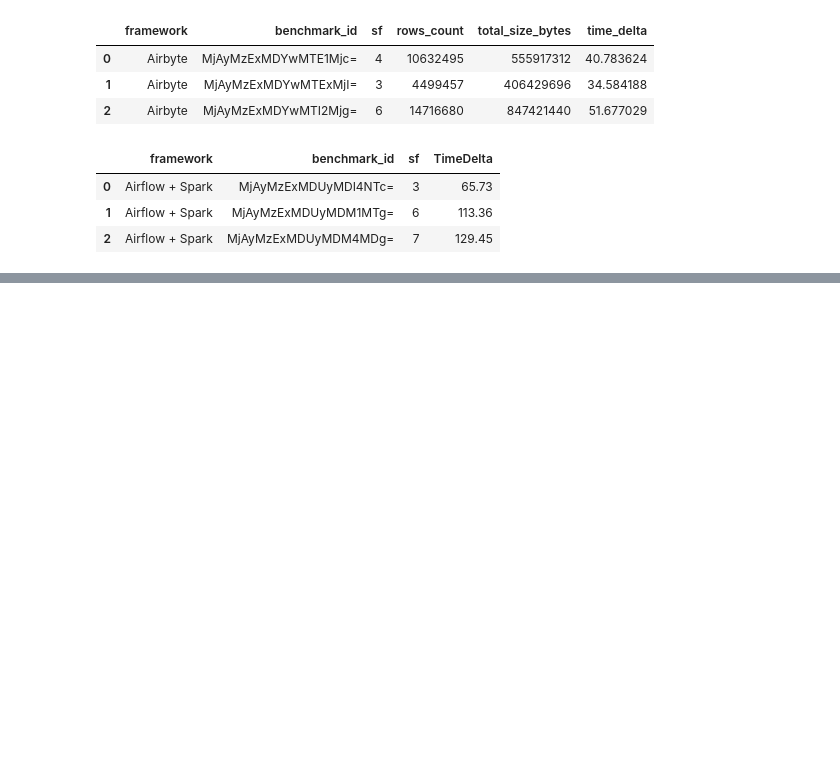
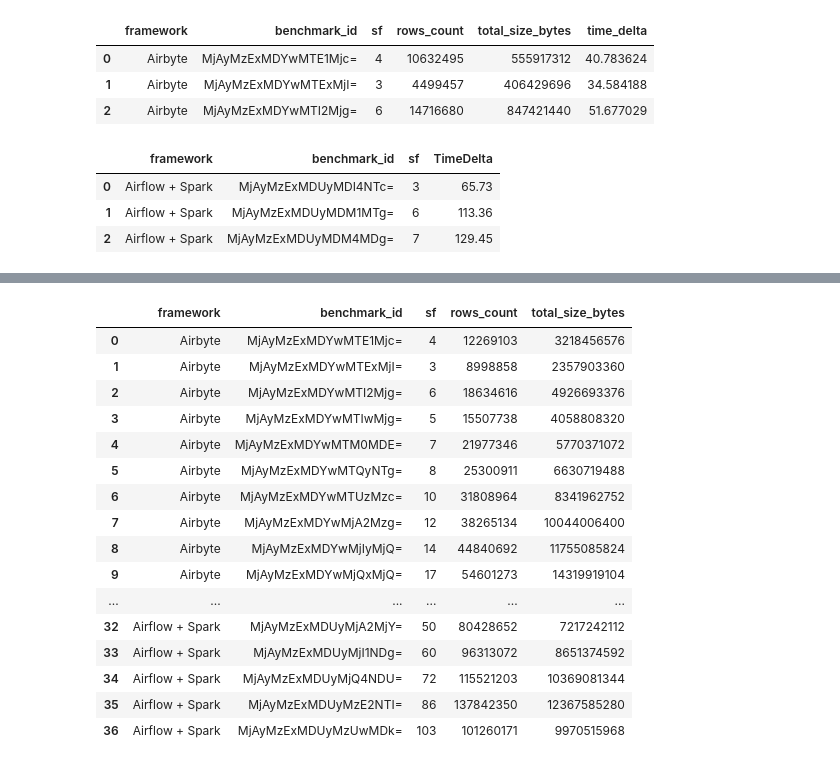
Before and after one commit to bombermal/TCC, a Jupyter notebook: Monitoring_VM/Retrieve/pre_analisys.ipynb, the cells around one changed output, grey strips where cells are left out. Saved outputs shown, nothing was run; the diff lists cells and outputs as text; code cells hidden in the pictures; blank space fills up the shorter version.

```diff
--- a/Monitoring_VM/Retrieve/pre_analisys.ipynb
+++ b/Monitoring_VM/Retrieve/pre_analisys.ipynb
@@ -169,0 +176,20 @@ plt.show()
+# %%
+target_grouped
+# %% [output]
+|  | framework | benchmark_id | sf | rows_count | total_size_bytes |
+| 0 | Airbyte | MjAyMzExMDYwMTE1Mjc= | 4 | 12269103 | 3218456576 |
+| 1 | Airbyte | MjAyMzExMDYwMTExMjI= | 3 | 8998858 | 2357903360 |
+| 2 | Airbyte | MjAyMzExMDYwMTI2Mjg= | 6 | 18634616 | 4926693376 |
+| 3 | Airbyte | MjAyMzExMDYwMTIwMjg= | 5 | 15507738 | 4058808320 |
+| 4 | Airbyte | MjAyMzExMDYwMTM0MDE= | 7 | 21977346 | 5770371072 |
+| 5 | Airbyte | MjAyMzExMDYwMTQyNTg= | 8 | 25300911 | 6630719488 |
+| 6 | Airbyte | MjAyMzExMDYwMTUzMzc= | 10 | 31808964 | 8341962752 |
+| 7 | Airbyte | MjAyMzExMDYwMjA2Mzg= | 12 | 38265134 | 10044006400 |
+| 8 | Airbyte | MjAyMzExMDYwMjIyMjQ= | 14 | 44840692 | 11755085824 |
+| 9 | Airbyte | MjAyMzExMDYwMjQxMjQ= | 17 | 54601273 | 14319919104 |
+| ... | ... | ... | ... | ... | ... |
+| 32 | Airflow + Spark | MjAyMzExMDUyMjA2MjY= | 50 | 80428652 | 7217242112 |
+| 33 | Airflow + Spark | MjAyMzExMDUyMjI1NDg= | 60 | 96313072 | 8651374592 |
+| 34 | Airflow + Spark | MjAyMzExMDUyMjQ4NDU= | 72 | 115521203 | 10369081344 |
+| 35 | Airflow + Spark | MjAyMzExMDUyMzE2NTI= | 86 | 137842350 | 12367585280 |
+| 36 | Airflow + Spark | MjAyMzExMDUyMzUwMDk= | 103 | 101260171 | 9970515968 |
```
Also changed, not shown: parts of 1 cell of this notebook.
